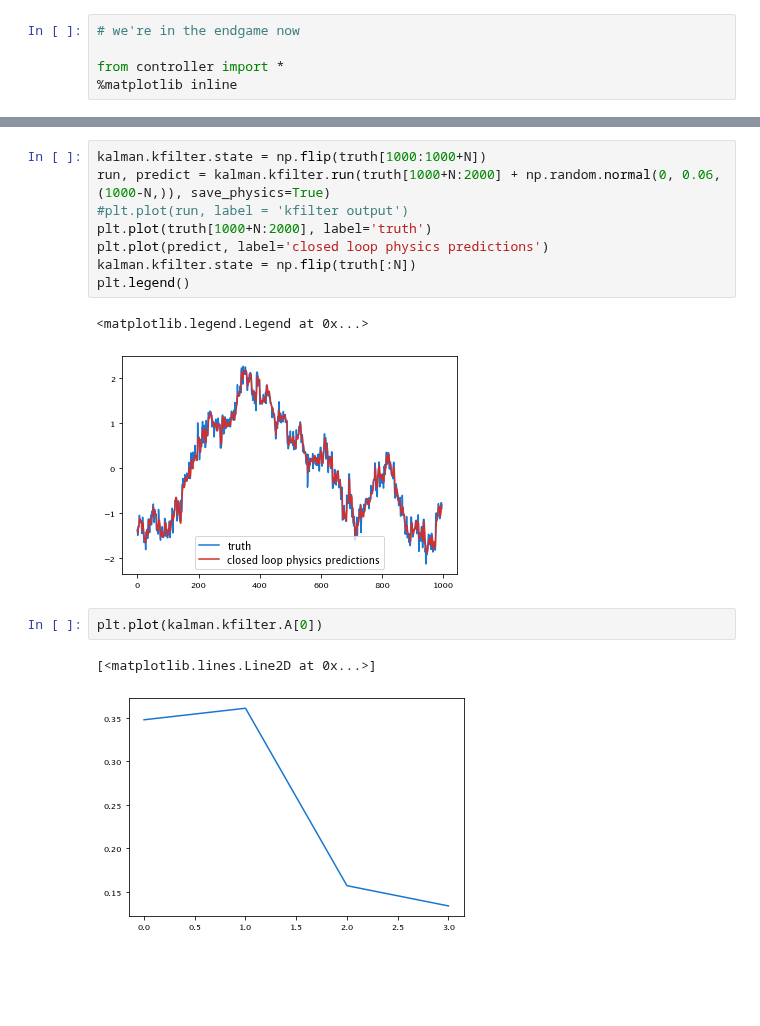
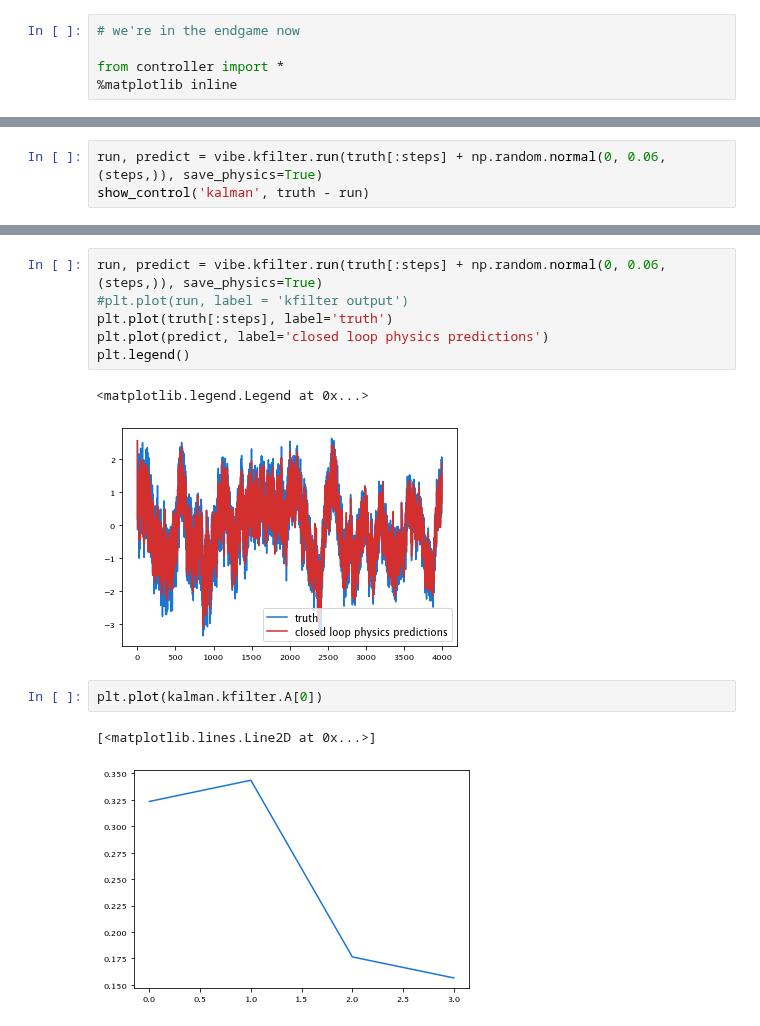
Before and after one commit to aditya-sengupta/tip-tilt-control, a Jupyter notebook: control/dev/final_visualizer.ipynb, the cells around one changed output, grey strips where cells are left out. Cells and saved outputs as stored; diff of their text form; blank space fills up the shorter version.

Commit message:
trying vibe control

```diff
--- a/control/dev/final_visualizer.ipynb
+++ b/control/dev/final_visualizer.ipynb
@@ -20,0 +16,3 @@ Starting at timestep 4
+# %%
+run, predict = vibe.kfilter.run(truth[:steps] + np.random.normal(0, 0.06, (steps,)), save_physics=True)
+show_control('kalman', truth - run)
@@ -21,16 +22,14 @@ Starting at timestep 4
 # %%
-kalman.kfilter.state = np.flip(truth[1000:1000+N])
-run, predict = kalman.kfilter.run(truth[1000+N:2000] + np.random.normal(0, 0.06, (1000-N,)), save_physics=True)
+run, predict = vibe.kfilter.run(truth[:steps] + np.random.normal(0, 0.06, (steps,)), save_physics=True)
 #plt.plot(run, label = 'kfilter output')
-plt.plot(truth[1000+N:2000], label='truth')
+plt.plot(truth[:steps], label='truth')
 plt.plot(predict, label='closed loop physics predictions')
-kalman.kfilter.state = np.flip(truth[:N])
 plt.legend()
 # %% [output]
 <matplotlib.legend.Legend at 0x...>
-[figure, old version]
+[figure, new version]
 # %%
 plt.plot(kalman.kfilter.A[0])
 # %% [output]
 [<matplotlib.lines.Line2D at 0x...>]
-[figure, old version]
+[figure, new version]
```
Also changed, not shown: parts of 4 cells of this notebook, 6 other files.
